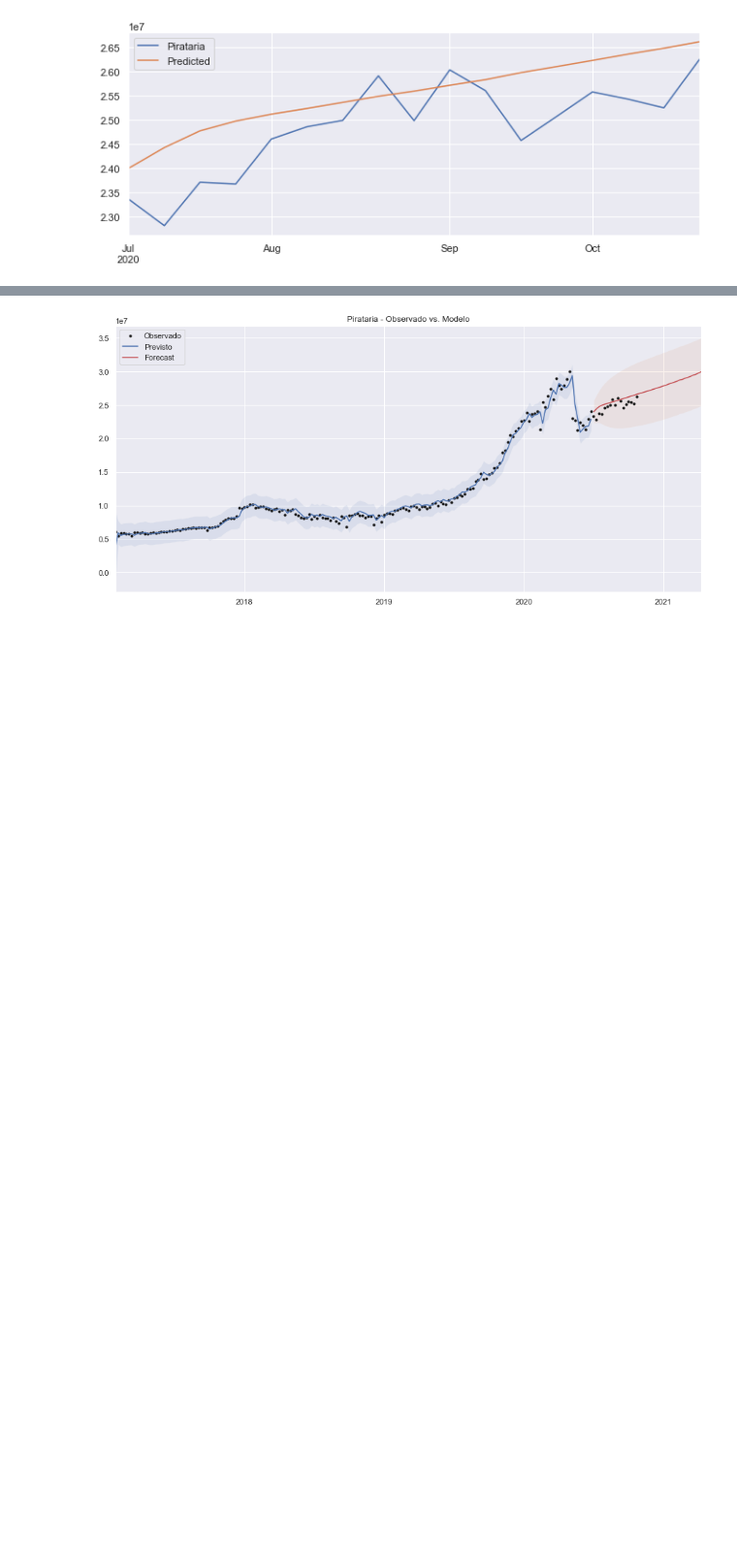
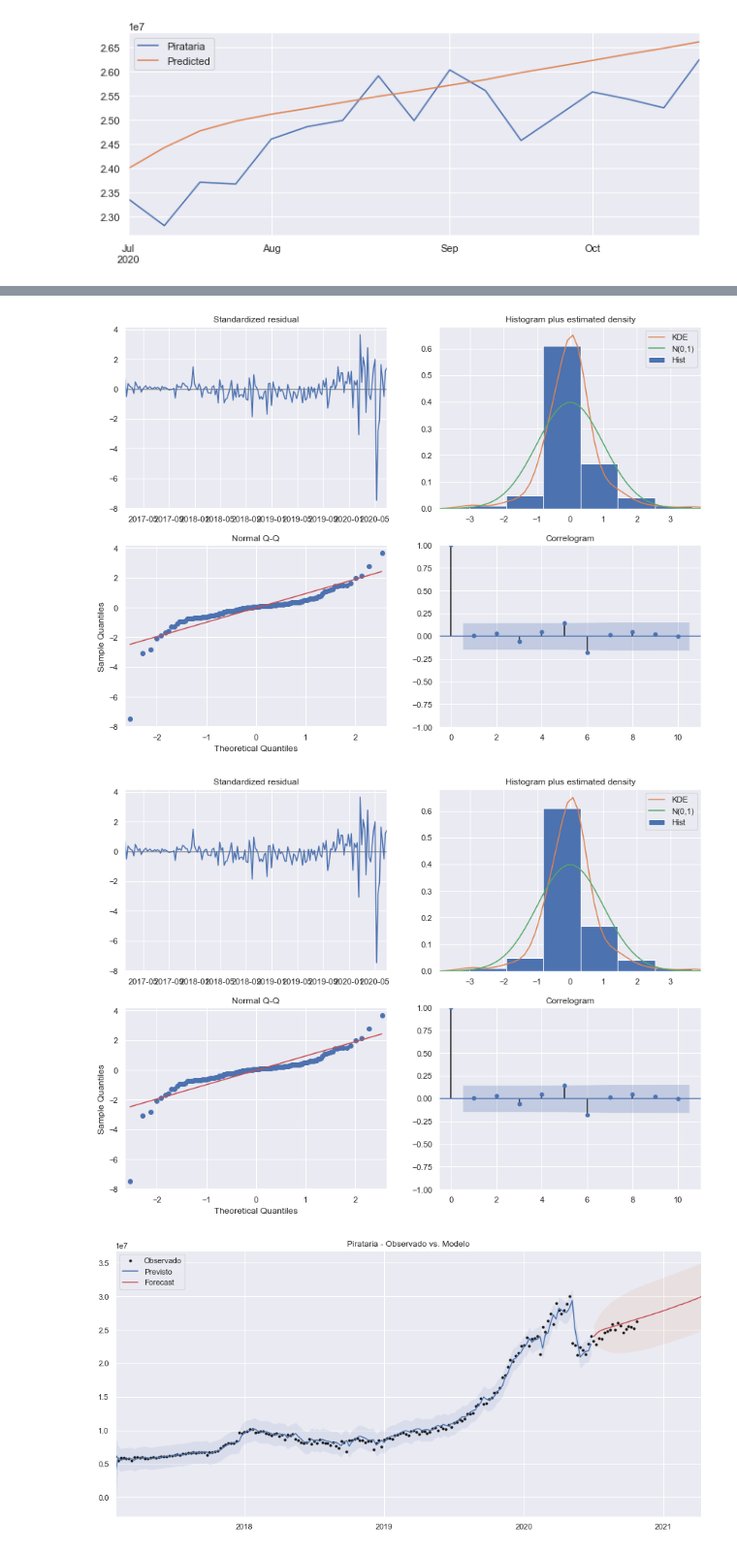
Before and after one commit to gustavo-pohlmann/TCC, a Jupyter notebook: TCC.ipynb, the cells around one changed output, grey strips where cells are left out. Shown at 97% size. Cells and saved outputs as stored; diff of their text form; code cells hidden in the pictures; blank space fills up the shorter version.

```diff
--- a/TCC.ipynb
+++ b/TCC.ipynb
@@ -302,6 +302,11 @@ SARIMAX Results
 Warnings:
 [1] Covariance matrix calculated using the outer product of gradients (complex-step).
 [2] Covariance matrix is singular or near-singular, with condition number 7.3e+31. Standard errors may be unstable.
+# %%
+model_fit.plot_diagnostics(figsize=(14,10))
+# %% [output]
+[figure, added]
+[figure, added]
 # %%
 predict = model_fit.get_prediction()
 forecast = model_fit.get_forecast(15+26)
```
Also changed, not shown: parts of 5 cells of this notebook.
